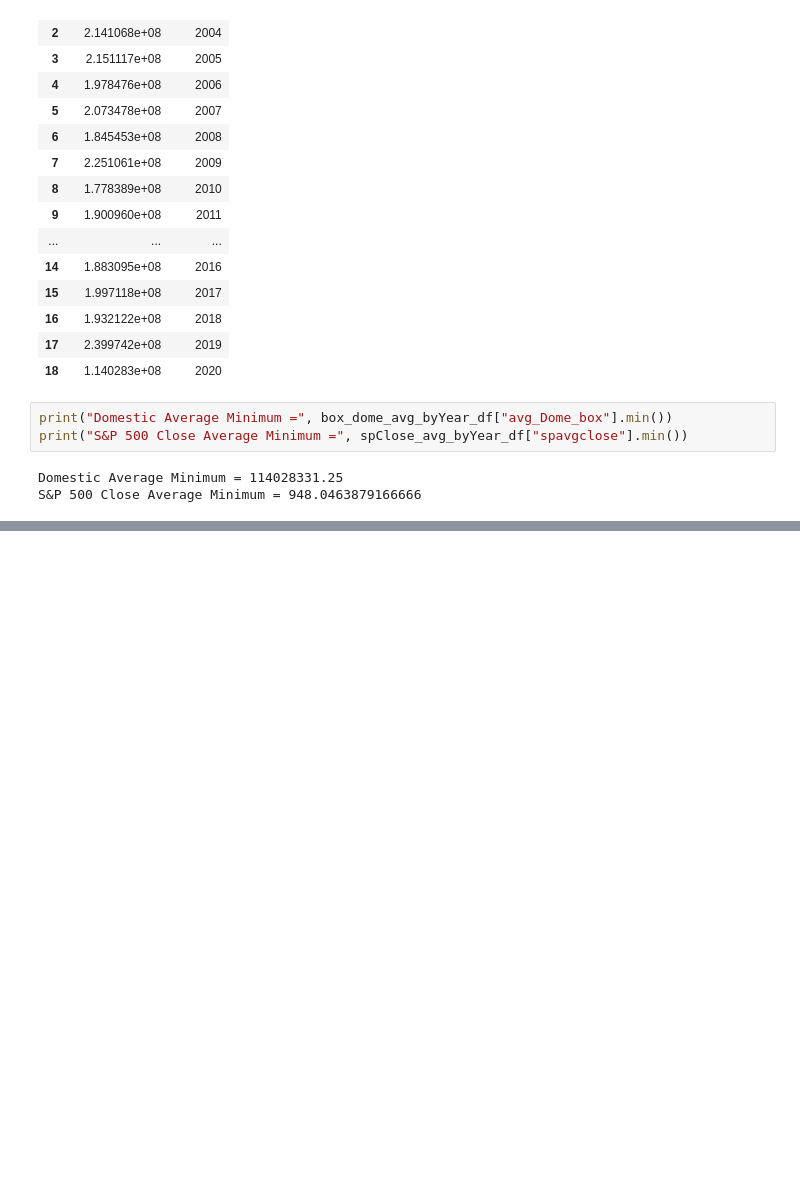
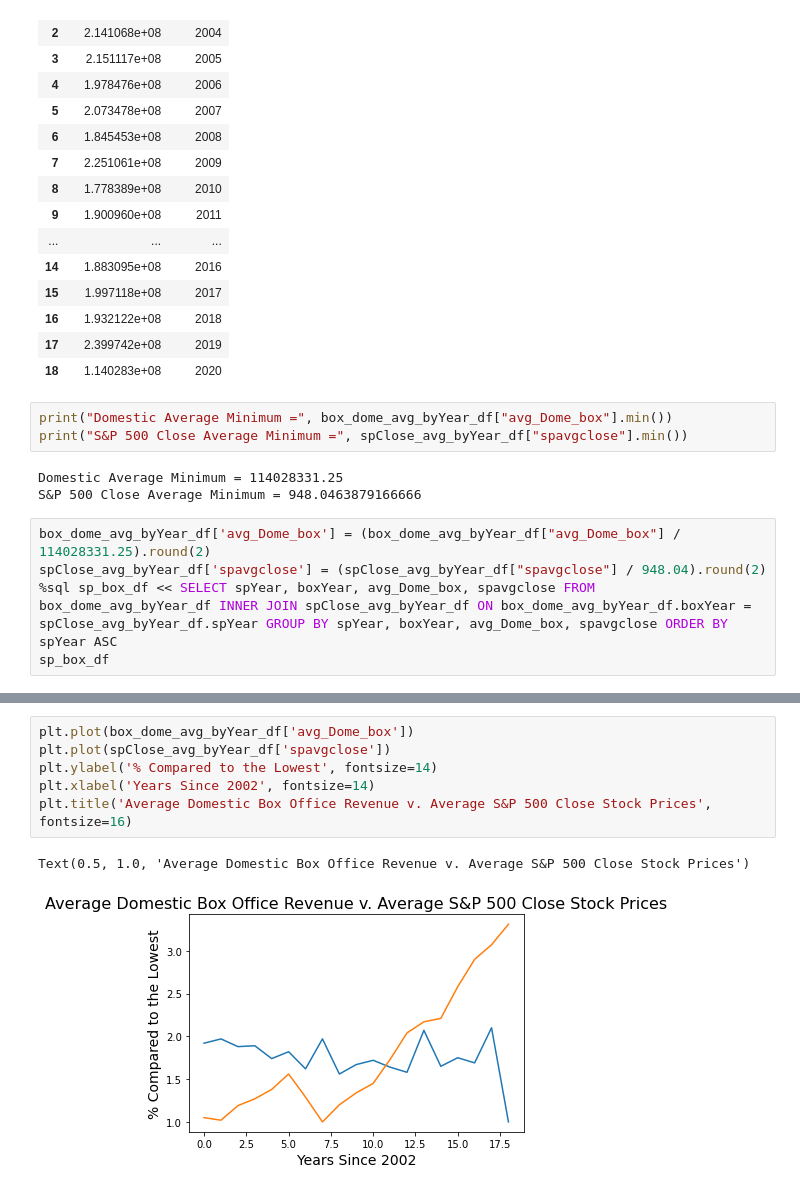
Before and after one commit to jjk-296/2950-project1, a Jupyter notebook: phase2.ipynb, the cells around one changed output, grey strips where cells are left out. Saved outputs shown, nothing was run; the diff lists cells and outputs as text; blank space fills up the shorter version.

```diff
--- a/phase2.ipynb
+++ b/phase2.ipynb
@@ -441,3 +523,8 @@ print("S&P 500 Close Average Minimum =", spClose_avg_byYear_df["spavgclose"].min
 # %% [output]
 Domestic Average Minimum = 114028331.25
 S&P 500 Close Average Minimum = 948.0463879166666
+# %%
+box_dome_avg_byYear_df['avg_Dome_box'] = (box_dome_avg_byYear_df["avg_Dome_box"] / 114028331.25).round(2)
+spClose_avg_byYear_df['spavgclose'] = (spClose_avg_byYear_df["spavgclose"] / 948.04).round(2)
+%sql sp_box_df << SELECT spYear, boxYear, avg_Dome_box, spavgclose FROM box_dome_avg_byYear_df INNER JOIN spClose_avg_byYear_df ON box_dome_avg_byYear_df.boxYear = spClose_avg_byYear_df.spYear GROUP BY spYear, boxYear, avg_Dome_box, spavgclose ORDER BY spYear ASC
+sp_box_df
@@ -443,0 +550,9 @@ S&P 500 Close Average Minimum = 948.0463879166666
+# %%
+plt.plot(box_dome_avg_byYear_df['avg_Dome_box'])
+plt.plot(spClose_avg_byYear_df['spavgclose'])
+plt.ylabel('% Compared to the Lowest', fontsize=14)
+plt.xlabel('Years Since 2002', fontsize=14)
+plt.title('Average Domestic Box Office Revenue v. Average S&P 500 Close Stock Prices', fontsize=16)
+# %% [output]
+Text(0.5, 1.0, 'Average Domestic Box Office Revenue v. Average S&P 500 Close Stock Prices')
+[figure, added]
```
Also changed, not shown: parts of 17 cells of this notebook, 1 other file.
